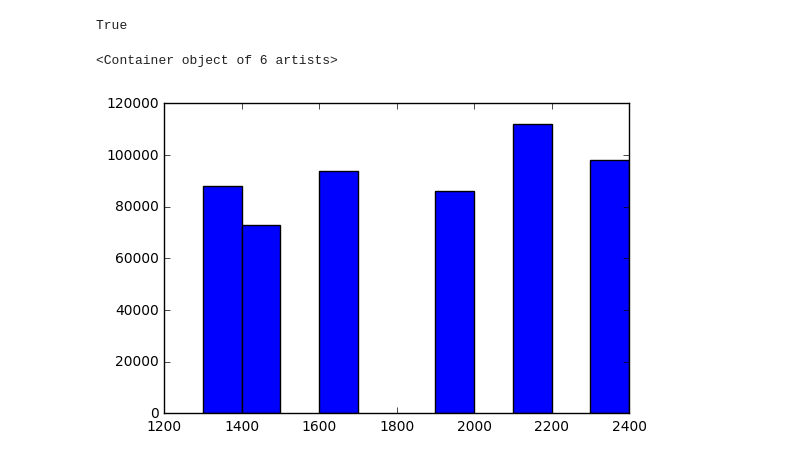
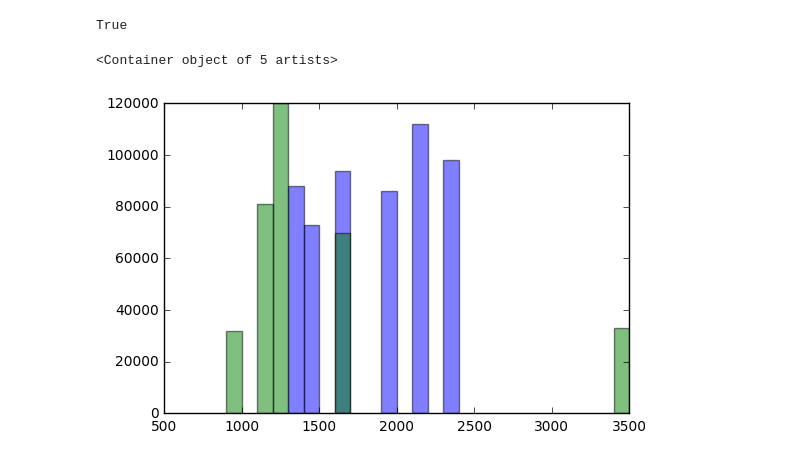
Before and after one commit to maykulkarni/Introduction-to-Statistics, a Jupyter notebook: IPython Notebooks/Introduction to Statistics.ipynb, the cells around one changed output. Drawn from its saved outputs; the diff is of its cells as text; code cells hidden in the pictures.

Commit message:
Added various graphs

```diff
--- a/IPython Notebooks/Introduction to Statistics.ipynb
+++ b/IPython Notebooks/Introduction to Statistics.ipynb
@@ -27,13 +27,12 @@ True
 # %%
 # Bar Chart
 x = [1300, 1400, 1600, 1900, 2100, 2300]
 y = [88000, 73000, 94000, 86000, 112000, 98000]
-tick_labels = [1000, 1500, 2000, 2500]
-import numpy as np
-import matplotlib.pyplot as plt
-
+x2 = [1100, 900, 1200, 3400, 1600]
+y2 = [81000, 32000, 120000, 33000, 70000]
 # x = np.random.randn(1000)
-plt.bar(x, y, width=100)
+plt.bar(x, y, width=100, color='blue', alpha=0.5)
+plt.bar(x2, y2, width=100, color='green', alpha=0.5)
 # %% [output]
-<Container object of 6 artists>
+<Container object of 5 artists>
-[figure, old version]
+[figure, new version]
```
Also changed, not shown: parts of 3 cells of this notebook.
